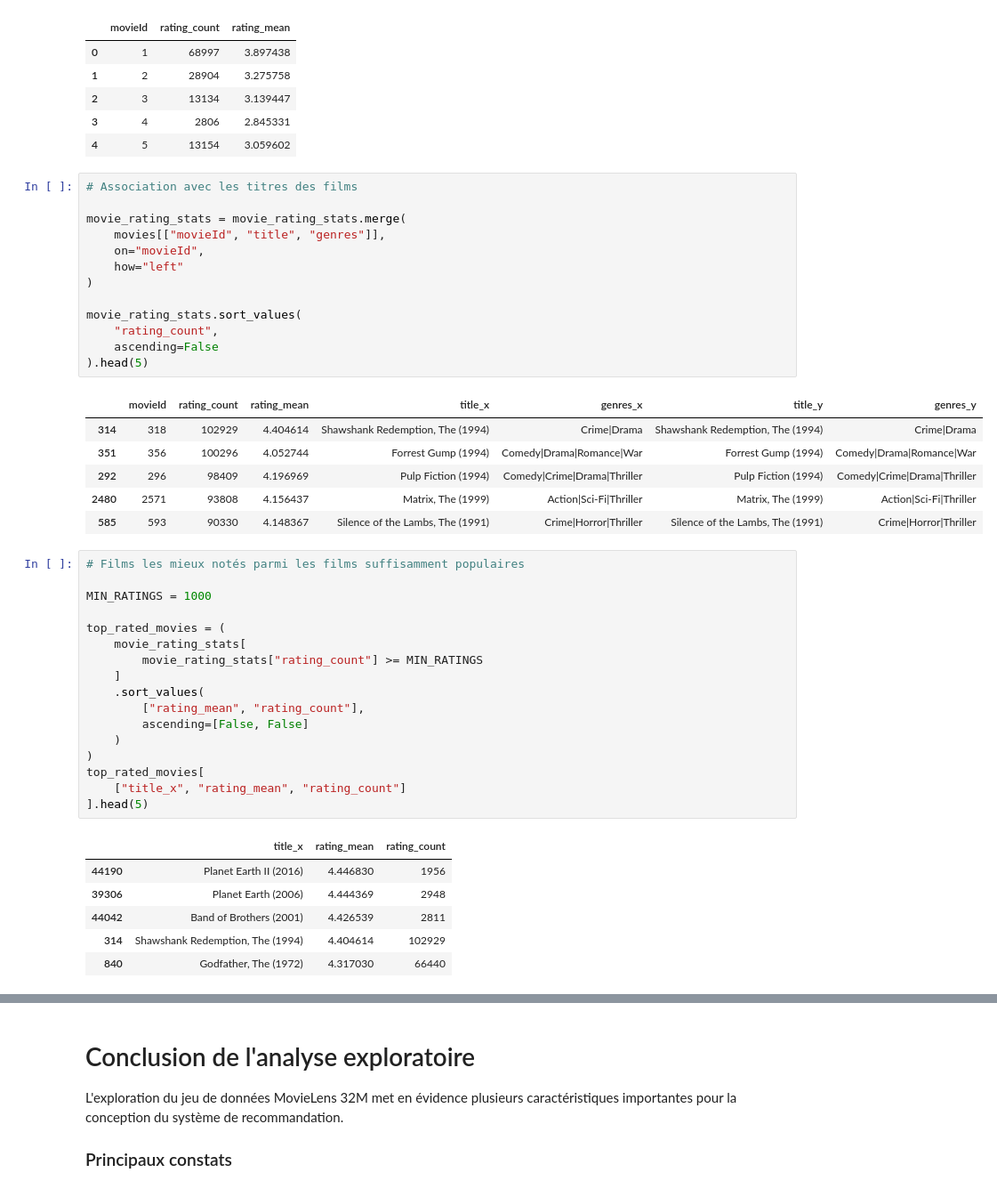
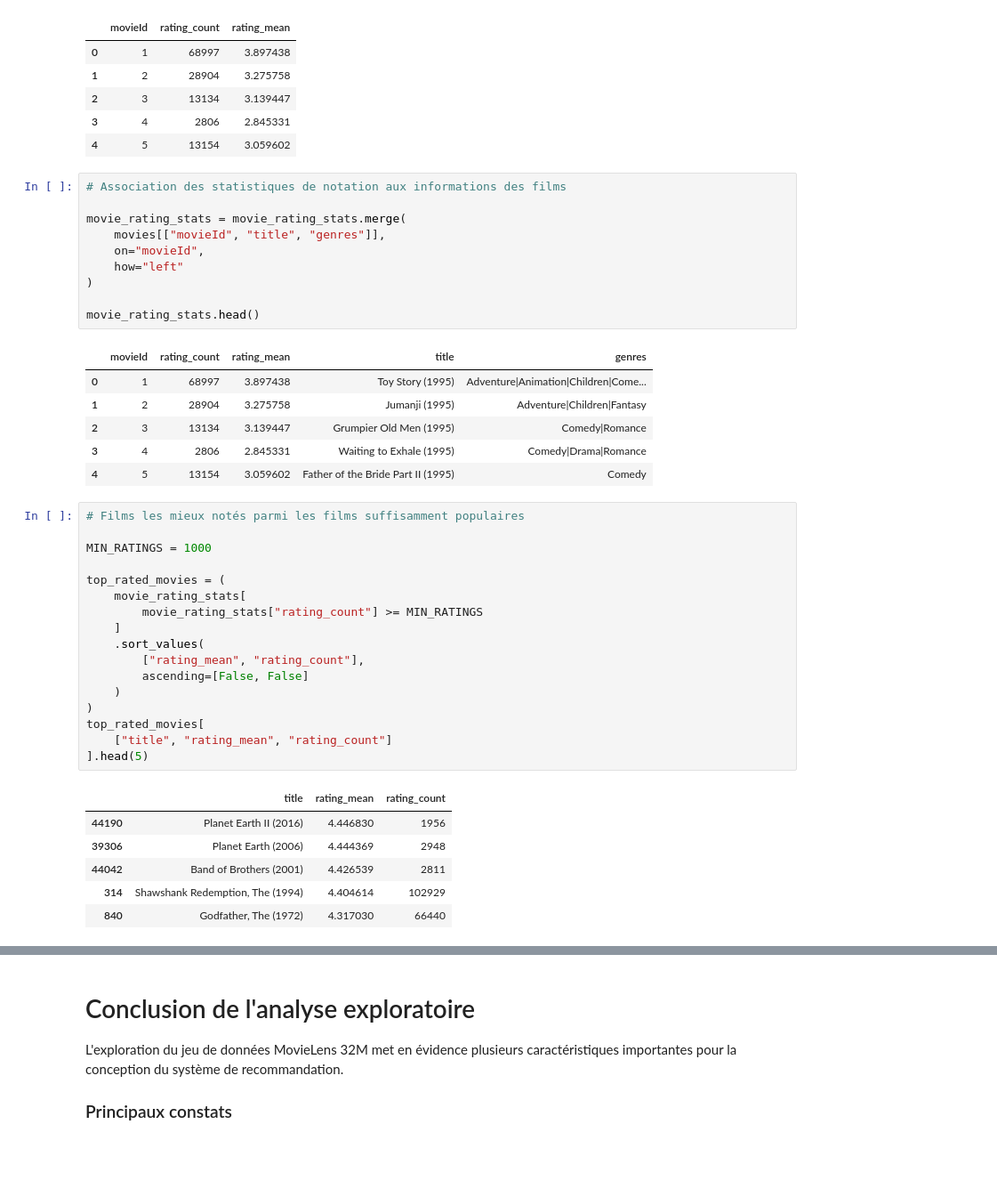
Before and after one commit to FranckEPANG/movie-recommendation-system, a Jupyter notebook: notebooks/01_data_exploration.ipynb, the cells around one changed output, grey strips where cells are left out. Shown at 89% size. Drawn from its saved outputs; the diff is of its cells as text; blank space fills up the shorter version.

Commit message:
feat: Analyse exploratoire de données du dataset MoviesLens Revue

```diff
--- a/notebooks/01_data_exploration.ipynb
+++ b/notebooks/01_data_exploration.ipynb
@@ -537,25 +537,22 @@ movie_rating_stats.head()
 | 3 | 4 | 2806 | 2.845331 |
 | 4 | 5 | 13154 | 3.059602 |
 # %%
-# Association avec les titres des films
+# Association des statistiques de notation aux informations des films
 
 movie_rating_stats = movie_rating_stats.merge(
     movies[["movieId", "title", "genres"]],
     on="movieId",
     how="left"
 )
 
-movie_rating_stats.sort_values(
-    "rating_count",
-    ascending=False
-).head(5)
+movie_rating_stats.head()
 # %% [output]
-|  | movieId | rating_count | rating_mean | title_x | genres_x | title_y | genres_y |
-| 314 | 318 | 102929 | 4.404614 | Shawshank Redemption, The (1994) | Crime|Drama | Shawshank Redemption, The (1994) | Crime|Drama |
-| 351 | 356 | 100296 | 4.052744 | Forrest Gump (1994) | Comedy|Drama|Romance|War | Forrest Gump (1994) | Comedy|Drama|Romance|War |
-| 292 | 296 | 98409 | 4.196969 | Pulp Fiction (1994) | Comedy|Crime|Drama|Thriller | Pulp Fiction (1994) | Comedy|Crime|Drama|Thriller |
-| 2480 | 2571 | 93808 | 4.156437 | Matrix, The (1999) | Action|Sci-Fi|Thriller | Matrix, The (1999) | Action|Sci-Fi|Thriller |
-| 585 | 593 | 90330 | 4.148367 | Silence of the Lambs, The (1991) | Crime|Horror|Thriller | Silence of the Lambs, The (1991) | Crime|Horror|Thriller |
+|  | movieId | rating_count | rating_mean | title | genres |
+| 0 | 1 | 68997 | 3.897438 | Toy Story (1995) | Adventure|Animation|Children|Come... |
+| 1 | 2 | 28904 | 3.275758 | Jumanji (1995) | Adventure|Children|Fantasy |
+| 2 | 3 | 13134 | 3.139447 | Grumpier Old Men (1995) | Comedy|Romance |
+| 3 | 4 | 2806 | 2.845331 | Waiting to Exhale (1995) | Comedy|Drama|Romance |
+| 4 | 5 | 13154 | 3.059602 | Father of the Bride Part II (1995) | Comedy |
 # %%
 # Films les mieux notés parmi les films suffisamment populaires
 
@@ -571,10 +568,10 @@ top_rated_movies = (
     )
 )
 top_rated_movies[
-    ["title_x", "rating_mean", "rating_count"]
+    ["title", "rating_mean", "rating_count"]
 ].head(5)
 # %% [output]
-|  | title_x | rating_mean | rating_count |
+|  | title | rating_mean | rating_count |
 | 44190 | Planet Earth II (2016) | 4.446830 | 1956 |
 | 39306 | Planet Earth (2006) | 4.444369 | 2948 |
 | 44042 | Band of Brothers (2001) | 4.426539 | 2811 |
```
Also changed, not shown: parts of 3 cells of this notebook.
